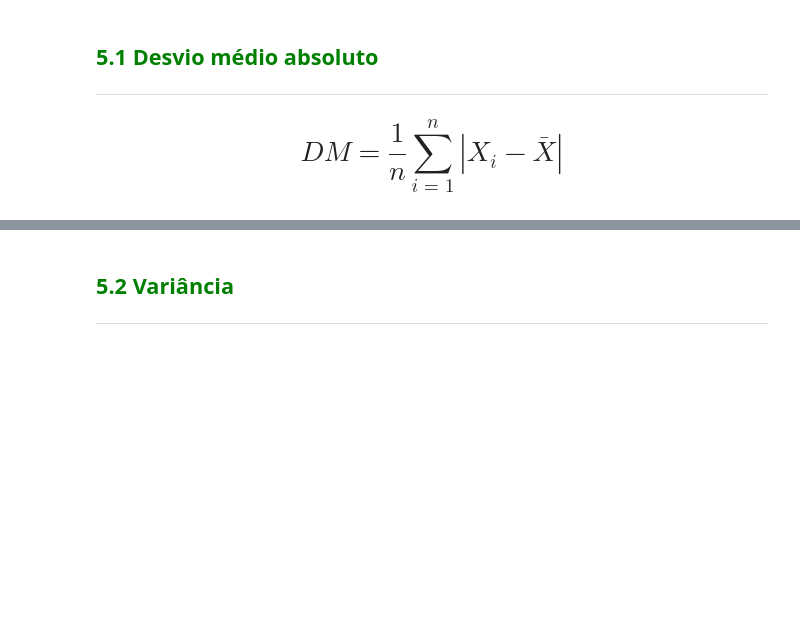
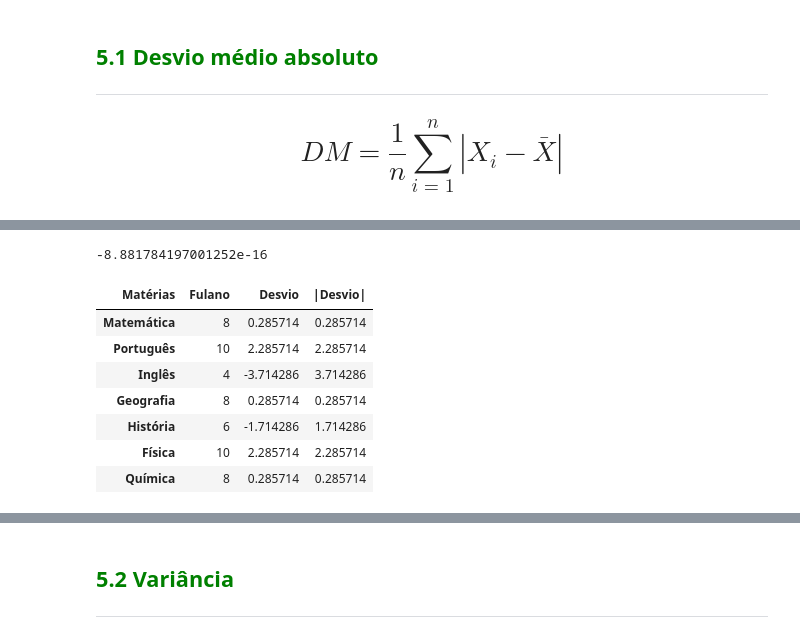
Before and after one commit to Gleis0nLemos/Estatistica_I, a Jupyter notebook: CursoDeEstatisca1.ipynb, the cells around one changed output, grey strips where cells are left out. Saved outputs shown, nothing was run; the diff lists cells and outputs as text; code cells hidden in the pictures; blank space fills up the shorter version.

```diff
--- a/CursoDeEstatisca1.ipynb
+++ b/CursoDeEstatisca1.ipynb
@@ -1177,0 +1223,16 @@ Embora as medidas de posição forneçam uma sumarização bastante importante d
+# %%
+notas_fulano['Desvio'].sum()
+# %% [output]
+-8.881784197001252e-16
+# %%
+notas_fulano['|Desvio|'] = notas_fulano['Desvio'].abs()
+notas_fulano
+# %% [output]
+| Matérias | Fulano | Desvio | |Desvio| |
+| Matemática | 8 | 0.285714 | 0.285714 |
+| Português | 10 | 2.285714 | 2.285714 |
+| Inglês | 4 | -3.714286 | 3.714286 |
+| Geografia | 8 | 0.285714 | 0.285714 |
+| História | 6 | -1.714286 | 1.714286 |
+| Física | 10 | 2.285714 | 2.285714 |
+| Química | 8 | 0.285714 | 0.285714 |
```
Also changed, not shown: parts of 24 cells of this notebook, 1 other file.
